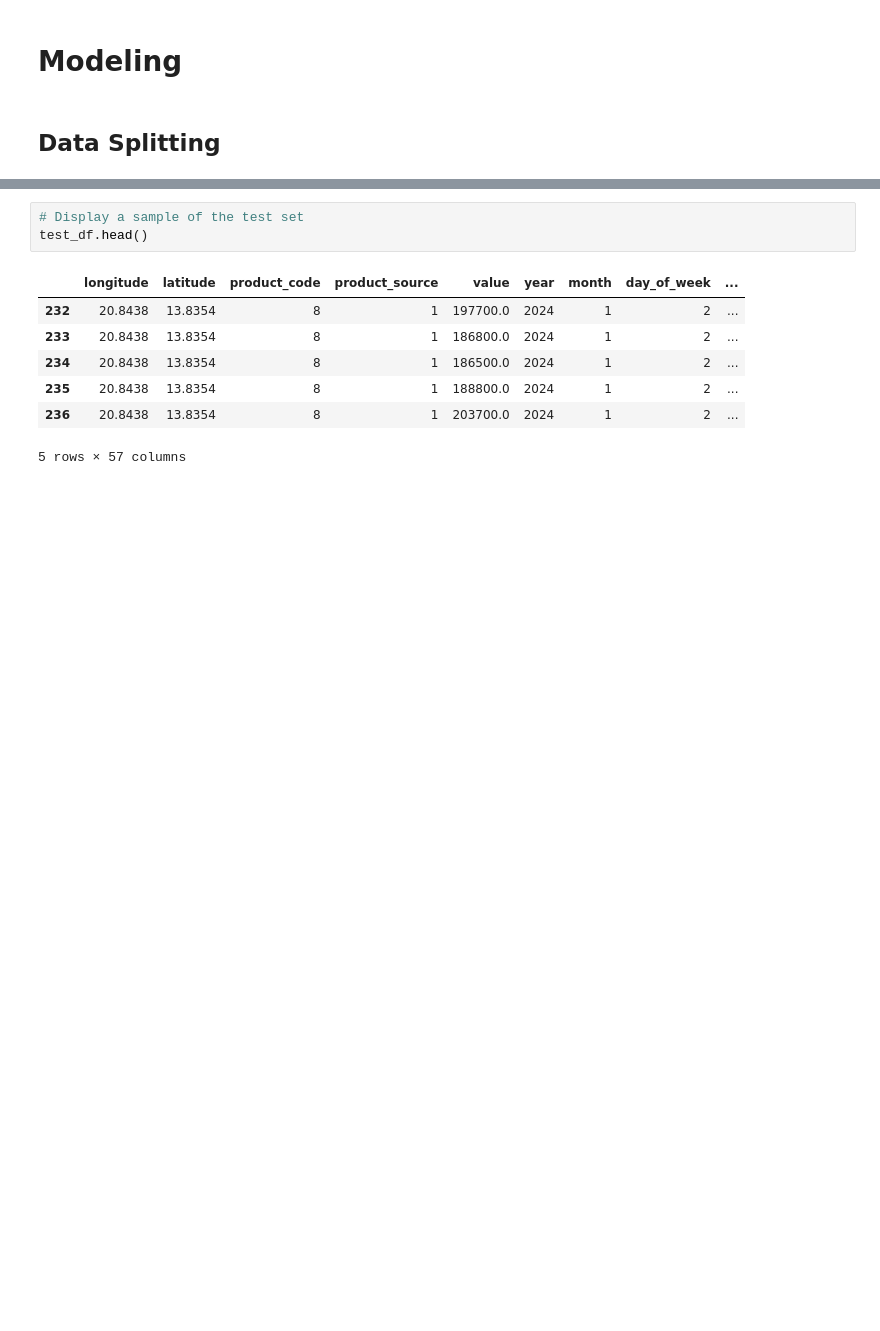
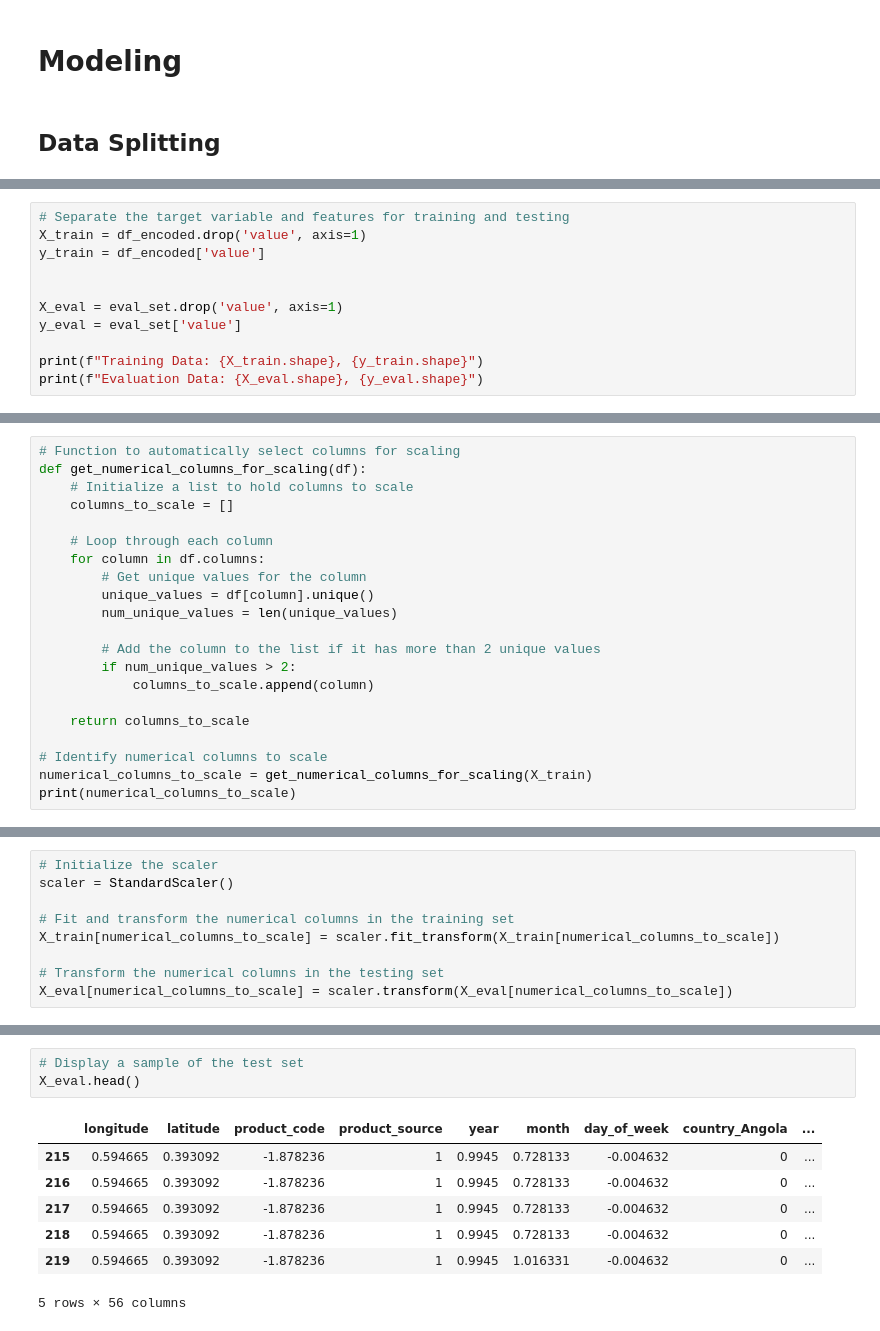
Before and after one commit to rasmodev/Staple-Food-and-Fuel-Price-Prediction-in-Africa, a Jupyter notebook: Staple_Food_Price_Prediction.ipynb, the cells around one changed output, grey strips where cells are left out. Drawn from its saved outputs; the diff is of its cells as text; blank space fills up the shorter version.

Commit message:
Completed feature scaling

```diff
--- a/Staple_Food_Price_Prediction.ipynb
+++ b/Staple_Food_Price_Prediction.ipynb
@@ -1753,0 +1767,11 @@ train_df.head()
+# %%
+# Separate the target variable and features for training and testing
+X_train = df_encoded.drop('value', axis=1)
+y_train = df_encoded['value']
+
+
+X_eval = eval_set.drop('value', axis=1)
+y_eval = eval_set['value']
+
+print(f"Training Data: {X_train.shape}, {y_train.shape}")
+print(f"Evaluation Data: {X_eval.shape}, {y_eval.shape}")
@@ -1753,0 +1829,21 @@ train_df.head()
+# %%
+# Function to automatically select columns for scaling
+def get_numerical_columns_for_scaling(df):
+    # Initialize a list to hold columns to scale
+    columns_to_scale = []
+
+    # Loop through each column
+    for column in df.columns:
+        # Get unique values for the column
+        unique_values = df[column].unique()
+        num_unique_values = len(unique_values)
+
+        # Add the column to the list if it has more than 2 unique values
+        if num_unique_values > 2:
+            columns_to_scale.append(column)
+
+    return columns_to_scale
+
+# Identify numerical columns to scale
+numerical_columns_to_scale = get_numerical_columns_for_scaling(X_train)
+print(numerical_columns_to_scale)
@@ -1753,0 +1854,9 @@ train_df.head()
+# %%
+# Initialize the scaler
+scaler = StandardScaler()
+
+# Fit and transform the numerical columns in the training set
+X_train[numerical_columns_to_scale] = scaler.fit_transform(X_train[numerical_columns_to_scale])
+
+# Transform the numerical columns in the testing set
+X_eval[numerical_columns_to_scale] = scaler.transform(X_eval[numerical_columns_to_scale])
@@ -1754,11 +1874,11 @@ train_df.head()
 # %%
 # Display a sample of the test set
-test_df.head()
+X_eval.head()
 # %% [output]
-|  | longitude | latitude | product_code | product_source | value | year | month | day_of_week | ... |
-| 232 | 20.8438 | 13.8354 | 8 | 1 | 197700.0 | 2024 | 1 | 2 | ... |
-| 233 | 20.8438 | 13.8354 | 8 | 1 | 186800.0 | 2024 | 1 | 2 | ... |
-| 234 | 20.8438 | 13.8354 | 8 | 1 | 186500.0 | 2024 | 1 | 2 | ... |
-| 235 | 20.8438 | 13.8354 | 8 | 1 | 188800.0 | 2024 | 1 | 2 | ... |
-| 236 | 20.8438 | 13.8354 | 8 | 1 | 203700.0 | 2024 | 1 | 2 | ... |
+|  | longitude | latitude | product_code | product_source | year | month | day_of_week | country_Angola | ... |
+| 215 | 0.594665 | 0.393092 | -1.878236 | 1 | 0.9945 | 0.728133 | -0.004632 | 0 | ... |
+| 216 | 0.594665 | 0.393092 | -1.878236 | 1 | 0.9945 | 0.728133 | -0.004632 | 0 | ... |
+| 217 | 0.594665 | 0.393092 | -1.878236 | 1 | 0.9945 | 0.728133 | -0.004632 | 0 | ... |
+| 218 | 0.594665 | 0.393092 | -1.878236 | 1 | 0.9945 | 0.728133 | -0.004632 | 0 | ... |
+| 219 | 0.594665 | 0.393092 | -1.878236 | 1 | 0.9945 | 1.016331 | -0.004632 | 0 | ... |
-5 rows × 57 columns
+5 rows × 56 columns
```
Also changed, not shown: parts of 12 cells of this notebook.
